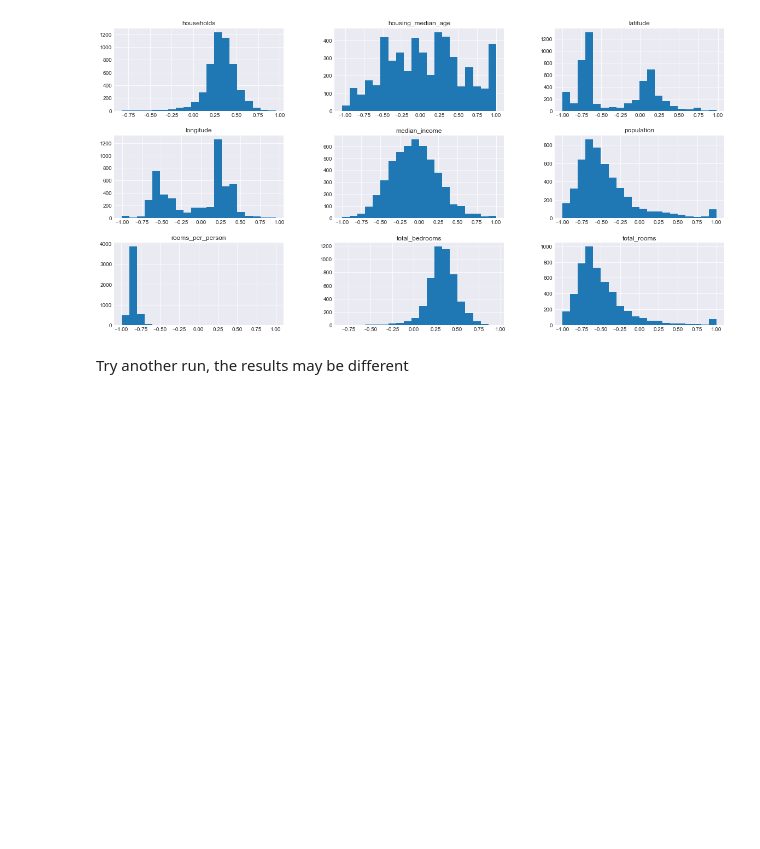
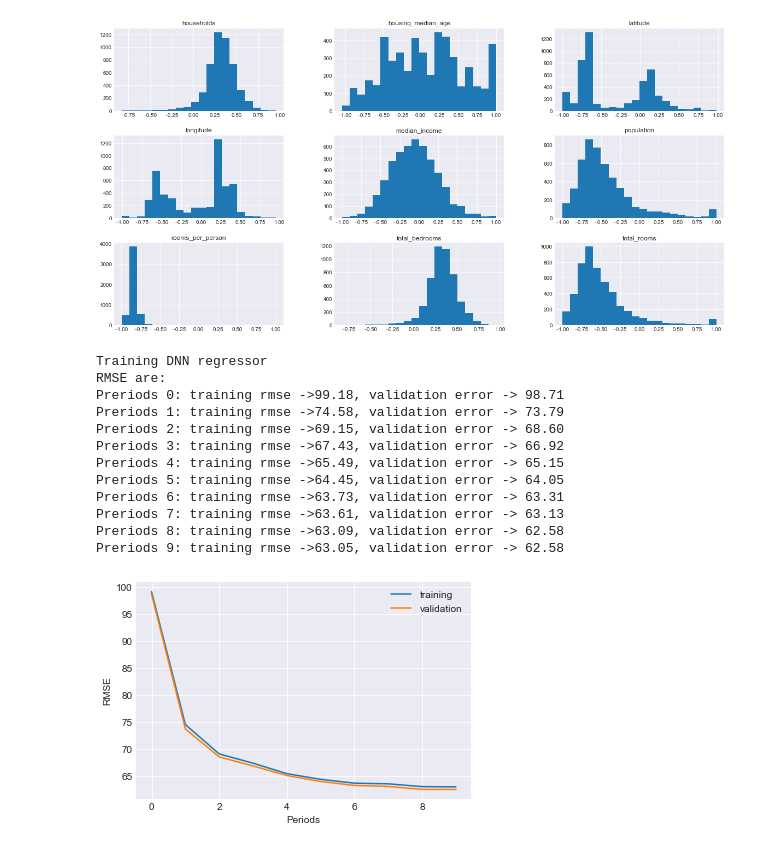
Before and after one commit to YuZhangIsCoding/TF_CrashCourse, a Jupyter notebook: NN_improved.ipynb, the cells around one changed output. Saved outputs shown, nothing was run; the diff lists cells and outputs as text; code cells hidden in the pictures; blank space fills up the shorter version.

```diff
--- a/NN_improved.ipynb
+++ b/NN_improved.ipynb
@@ -77,6 +77,7 @@ def train_model(my_optimizer, steps, batch_size, hidden_units,
 ## Feature scaling
 It's a good practice to normalize the input features to fall within the range of (-1, 1). Here are several common scaling methods
 # %%
+%%writefile Feature_Scaling.py
 class Feature_Scaling(object):
     '''
     Build a class to do feature scaling and store the constants for validation and test sets
@@ -91,6 +92,9 @@ class Feature_Scaling(object):
         self.methods = {}
         self.method_dict = {}
     def map_scaling(self, df):
+        '''
+        Map the column name with the scaling methods used in training sets
+        '''
         for fname in df.columns:
             for method_id in self.method_dict[fname]:
                 try:
@@ -101,6 +105,9 @@ class Feature_Scaling(object):
         return df
 
     def add_method(self, fname):
+        '''
+        Add method id to the dictionary using the key of feature name
+        '''
         self.method_id += 1
         if fname in self.method_dict:
             self.method_dict[fname].append(self.method_id)
@@ -195,9 +205,21 @@ _ = validation_normalized.hist(bins = 20, figsize = (20, 10))
 # %% [output]
 [figure]
 # %%
-dnn_regressor = train_model(tf.train.GradientDescentOptimizer(learning_rate = 0.01)
+dnn_regressor = train_model(tf.train.GradientDescentOptimizer(learning_rate = 0.01),
                             2000, 100, [10, 10],
-                    training_examples, training_targets,
-                    validation_examples, validation_targets)
+                    training_normalized, training_targets,
+                    validation_normalized, validation_targets)
+# %% [output]
+Training DNN regressor
+RMSE are:
+Preriods 0: training rmse ->99.18, validation error -> 98.71
+Preriods 1: training rmse ->74.58, validation error -> 73.79
+Preriods 2: training rmse ->69.15, validation error -> 68.60
+Preriods 3: training rmse ->67.43, validation error -> 66.92
+Preriods 4: training rmse ->65.49, validation error -> 65.15
+Preriods 5: training rmse ->64.45, validation error -> 64.05
+Preriods 6: training rmse ->63.73, validation error -> 63.31
+Preriods 7: training rmse ->63.61, validation error -> 63.13
+Preriods 8: training rmse ->63.09, validation error -> 62.58
+Preriods 9: training rmse ->63.05, validation error -> 62.58
+[figure, added]
-# %% [markdown]
-Try another run, the results may be different
```
Also changed, not shown: parts of 16 cells of this notebook, 1 other file.
